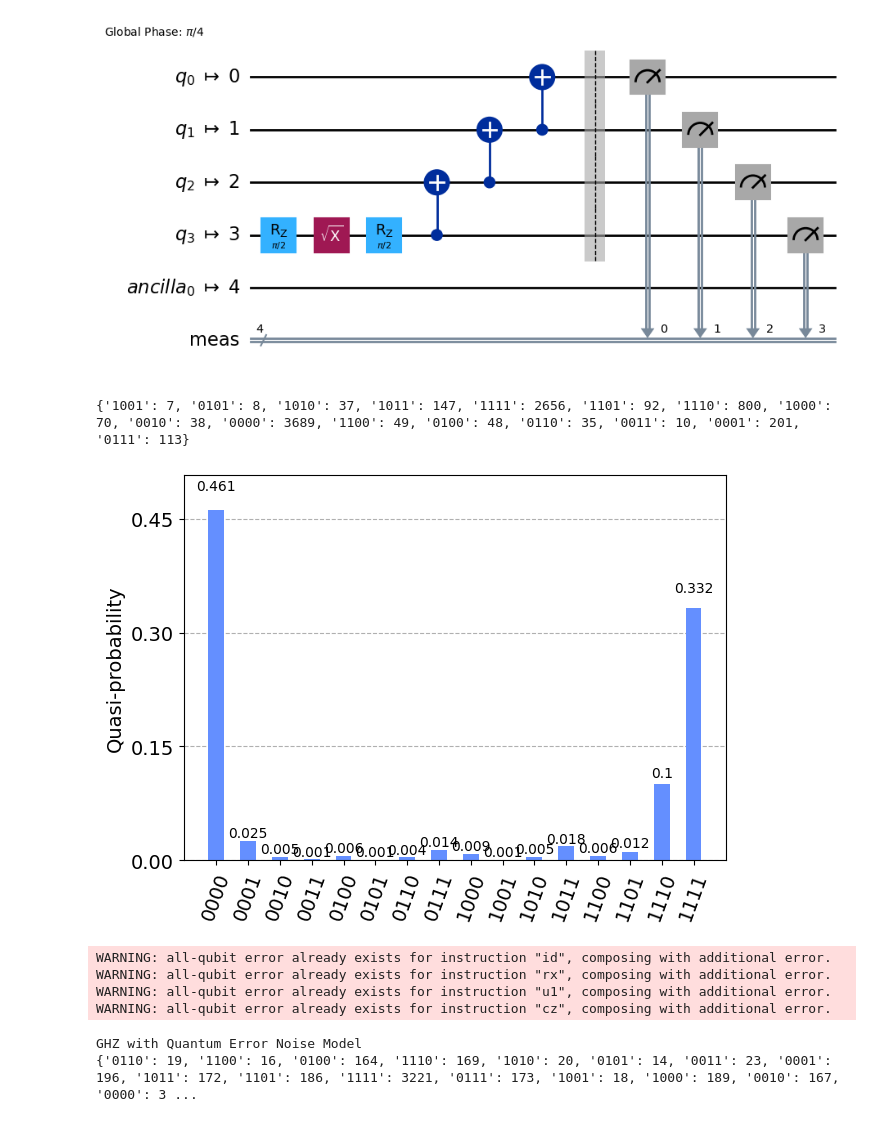
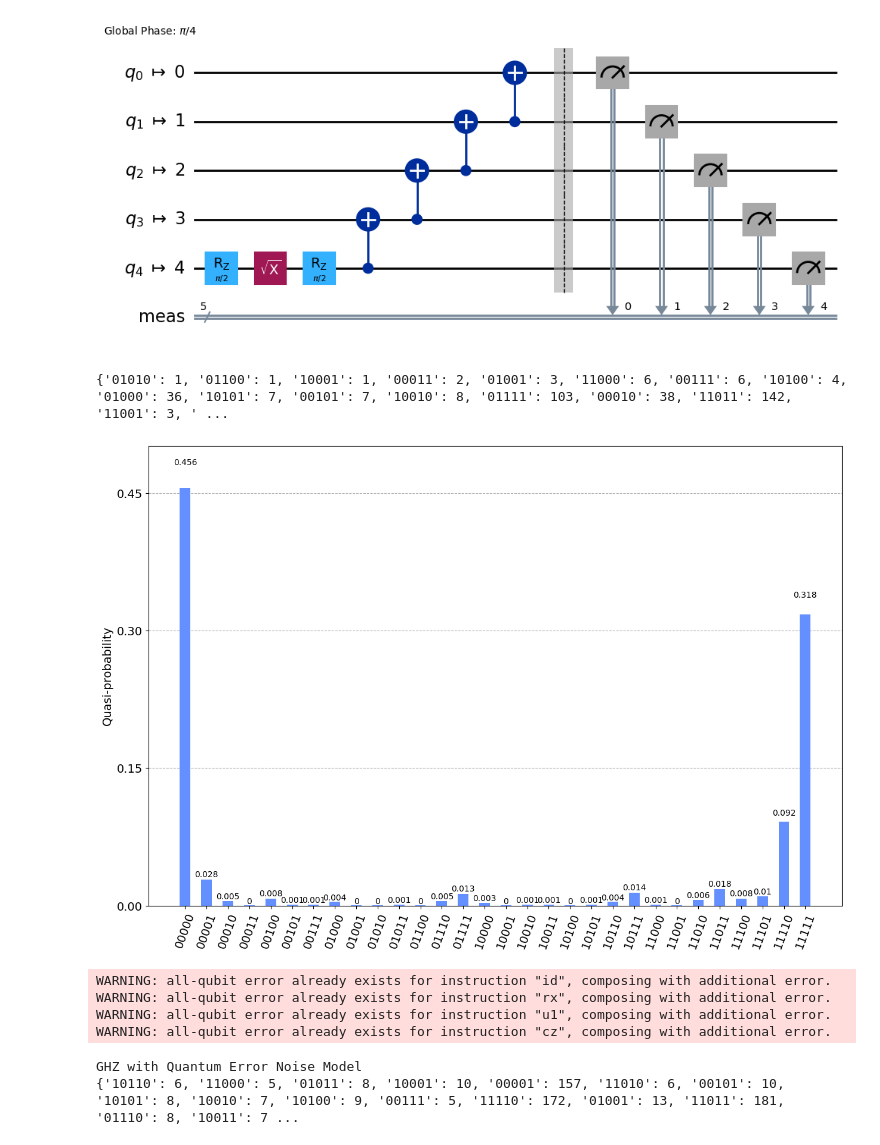
Before and after one commit to drstki/qlstm-with-qiskit-and-pytorch, a Jupyter notebook: run_ghz.ipynb, the cells around one changed output. Saved outputs shown, nothing was run; the diff lists cells and outputs as text; code cells hidden in the pictures.

```diff
--- a/run_ghz.ipynb
+++ b/run_ghz.ipynb
@@ -6,7 +6,7 @@ from noise_models import qe_noise_model, th_noise_model, ro_noise_model
 from qiskit import transpile
 # %%
-num_qubits = 4
-ghz = create_circuit(num_qubits)
+num_qubits = 5
+ghz = ansatz.ghz_circuit(num_qubits)
 # %%
 ghz.draw('mpl')
 # %% [output]
@@ -18,18 +18,18 @@ ghz_trans = transpile(ghz, backend, optimization_level=1)
 
 ghz_trans.draw('mpl')
 # %% [output]
-[figure, old version]
+[figure, new version]
 # %%
 job = backend.run(ghz_trans, shots=8000)
 result = job.result()
 counts=result.get_counts()
 print(counts)
 # %% [output]
-{'1001': 7, '0101': 8, '1010': 37, '1011': 147, '1111': 2656, '1101': 92, '1110': 800, '1000': 70, '0010': 38, '0000': 3689, '1100': 49, '0100': 48, '0110': 35, '0011': 10, '0001': 201, '0111': 113}
+{'01010': 1, '01100': 1, '10001': 1, '00011': 2, '01001': 3, '11000': 6, '00111': 6, '10100': 4, '01000': 36, '10101': 7, '00101': 7, '10010': 8, '01111': 103, '00010': 38, '11011': 142, '11001': 3, ' ...
 # %%
-plot_distribution(counts)
+plot_distribution(counts, figsize=(15, 10))
 # %% [output]
-[figure, old version]
+[figure, new version]
 # %%
 # Defining Quantum Error Noise Model
 # Depolarization Error
@@ -55,5 +55,5 @@ print("GHZ with Quantum Error Noise Model")
 print(counts)
 # %% [output]
 GHZ with Quantum Error Noise Model
-{'0110': 19, '1100': 16, '0100': 164, '1110': 169, '1010': 20, '0101': 14, '0011': 23, '0001': 196, '1011': 172, '1101': 186, '1111': 3221, '0111': 173, '1001': 18, '1000': 189, '0010': 167, '0000': 3 ...
+{'10110': 6, '11000': 5, '01011': 8, '10001': 10, '00001': 157, '11010': 6, '00101': 10, '10101': 8, '10010': 7, '10100': 9, '00111': 5, '11110': 172, '01001': 13, '11011': 181, '01110': 8, '10011': 7 ...
 # %%
```
Also changed, not shown: parts of 8 cells of this notebook, 19 other files.
